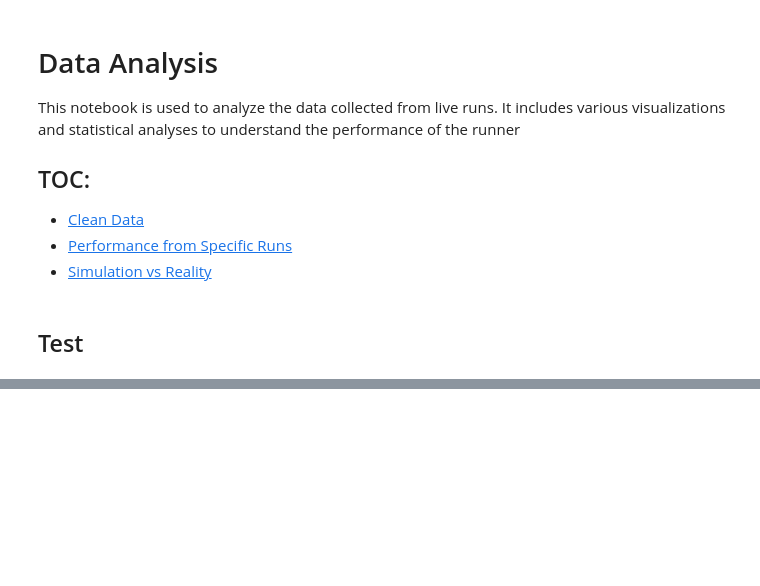
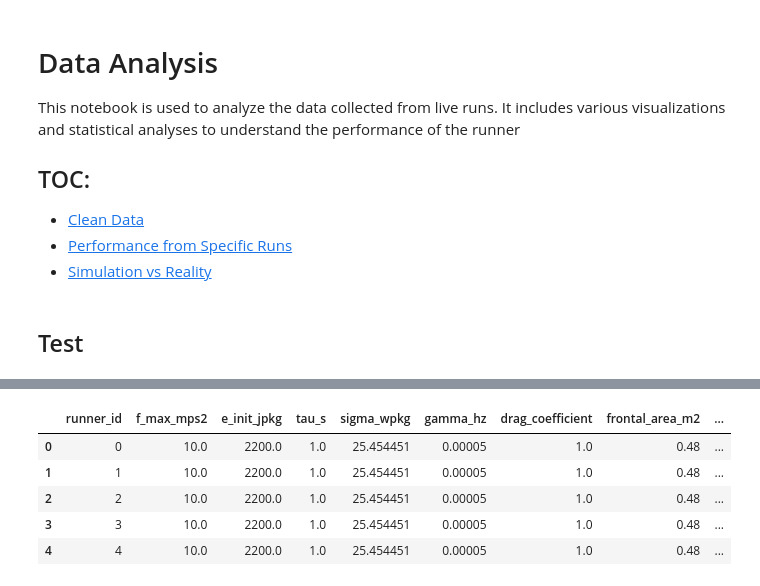
Before and after one commit to rei289/Marathon-Simulation, a Jupyter notebook: notebooks/test.ipynb, the cells around one changed output, grey strips where cells are left out. Saved outputs shown, nothing was run; the diff lists cells and outputs as text; code cells hidden in the pictures; blank space fills up the shorter version.

```diff
--- a/notebooks/test.ipynb
+++ b/notebooks/test.ipynb
@@ -40,0 +68,10 @@ df.head()
+# %%
+df = pd.read_parquet(output_data + "/runner_params.parquet")
+df.head()
+# %% [output]
+|  | runner_id | f_max_mps2 | e_init_jpkg | tau_s | sigma_wpkg | gamma_hz | drag_coefficient | frontal_area_m2 | ... |
+| 0 | 0 | 10.0 | 2200.0 | 1.0 | 25.454451 | 0.00005 | 1.0 | 0.48 | ... |
+| 1 | 1 | 10.0 | 2200.0 | 1.0 | 25.454451 | 0.00005 | 1.0 | 0.48 | ... |
+| 2 | 2 | 10.0 | 2200.0 | 1.0 | 25.454451 | 0.00005 | 1.0 | 0.48 | ... |
+| 3 | 3 | 10.0 | 2200.0 | 1.0 | 25.454451 | 0.00005 | 1.0 | 0.48 | ... |
+| 4 | 4 | 10.0 | 2200.0 | 1.0 | 25.454451 | 0.00005 | 1.0 | 0.48 | ... |
```
Also changed, not shown: parts of 3 cells of this notebook, 11 other files.
